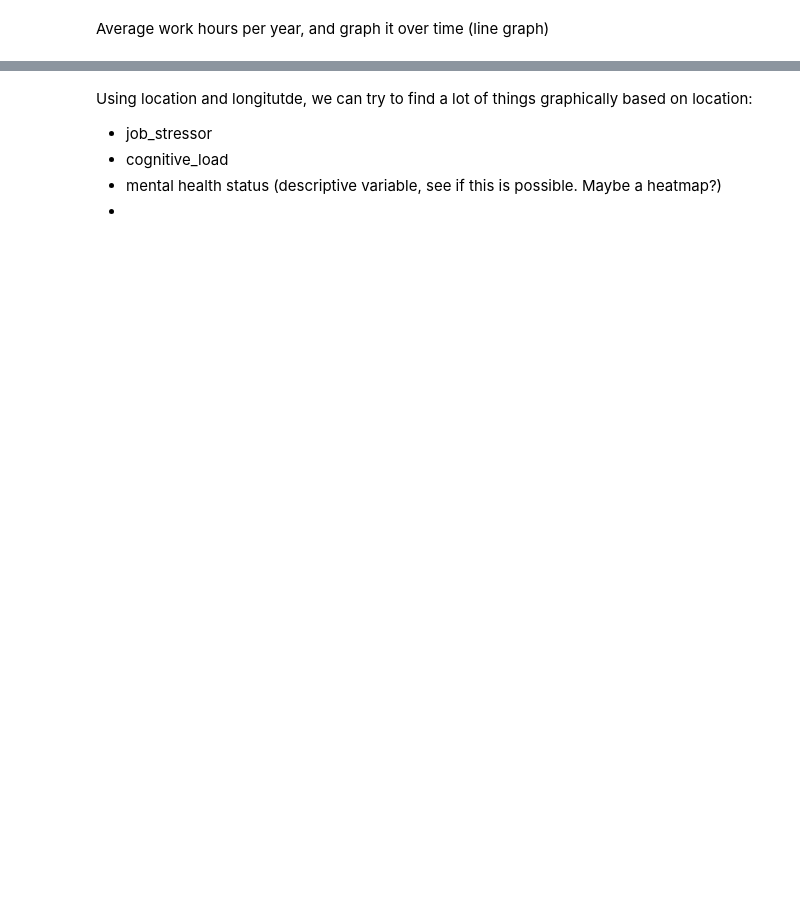
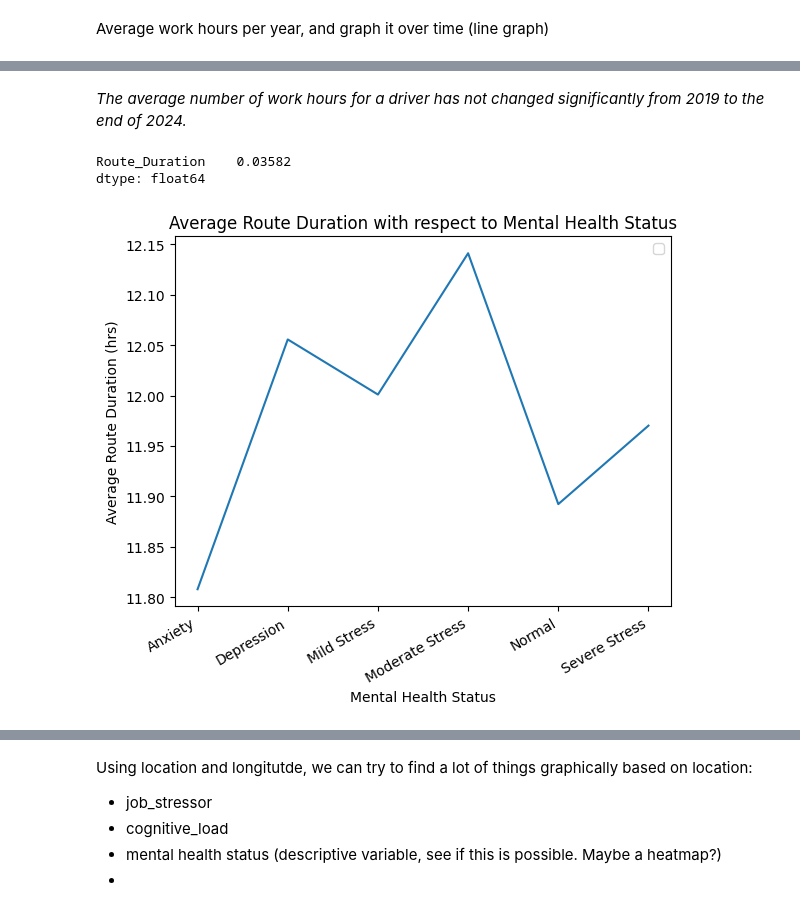
Before and after one commit to AntoAAAAAAAA/Texas-Public-Health-Blog, a Jupyter notebook: Mental_Health_Monitoring/Mental_Health_Monitoring.ipynb, the cells around one changed output, grey strips where cells are left out. Saved outputs shown, nothing was run; the diff lists cells and outputs as text; code cells hidden in the pictures; blank space fills up the shorter version.

```diff
--- a/Mental_Health_Monitoring/Mental_Health_Monitoring.ipynb
+++ b/Mental_Health_Monitoring/Mental_Health_Monitoring.ipynb
@@ -135,0 +176,27 @@ See what variables we can try to find significance for.
+# %% [markdown]
+*The average number of work hours for a driver has not changed significantly from 2019 to the end of 2024.*
+# %%
+from sklearn.feature_selection import f_classif
+
+df = data.copy()
+
+X = df.select_dtypes(include='number')  # numeric features
+y = df['Mental_Health_Status']
+
+f_values, p_values = f_classif(X, y.factorize()[0])  # convert labels to ints
+anova_results = pd.Series(p_values, index=X.columns).sort_values()
+print(anova_results[anova_results < 0.05])
+
+routedata = data[['Route_Duration', 'Mental_Health_Status']]
+graph4 = routedata.groupby('Mental_Health_Status').mean('Route_Duration')
+graph4.plot(kind='line')
+plt.legend(labels= '')
+plt.title('Average Route Duration with respect to Mental Health Status')
+plt.xlabel("Mental Health Status")
+plt.ylabel('Average Route Duration (hrs)')
+plt.xticks(rotation=30, ha = 'right')
+plt.show()
+# %% [output]
+Route_Duration    0.03582
+dtype: float64
+[figure, added]
```
Also changed, not shown: parts of 8 cells of this notebook, 1 other file.
